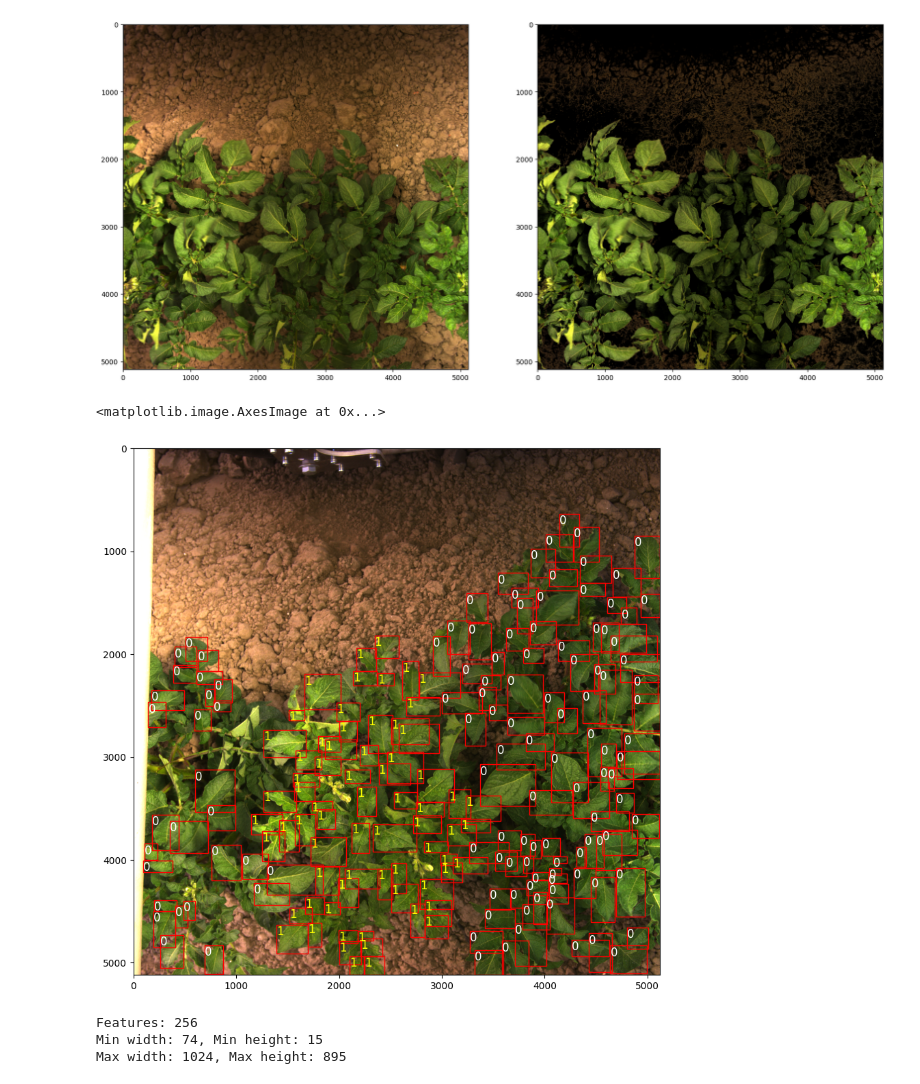
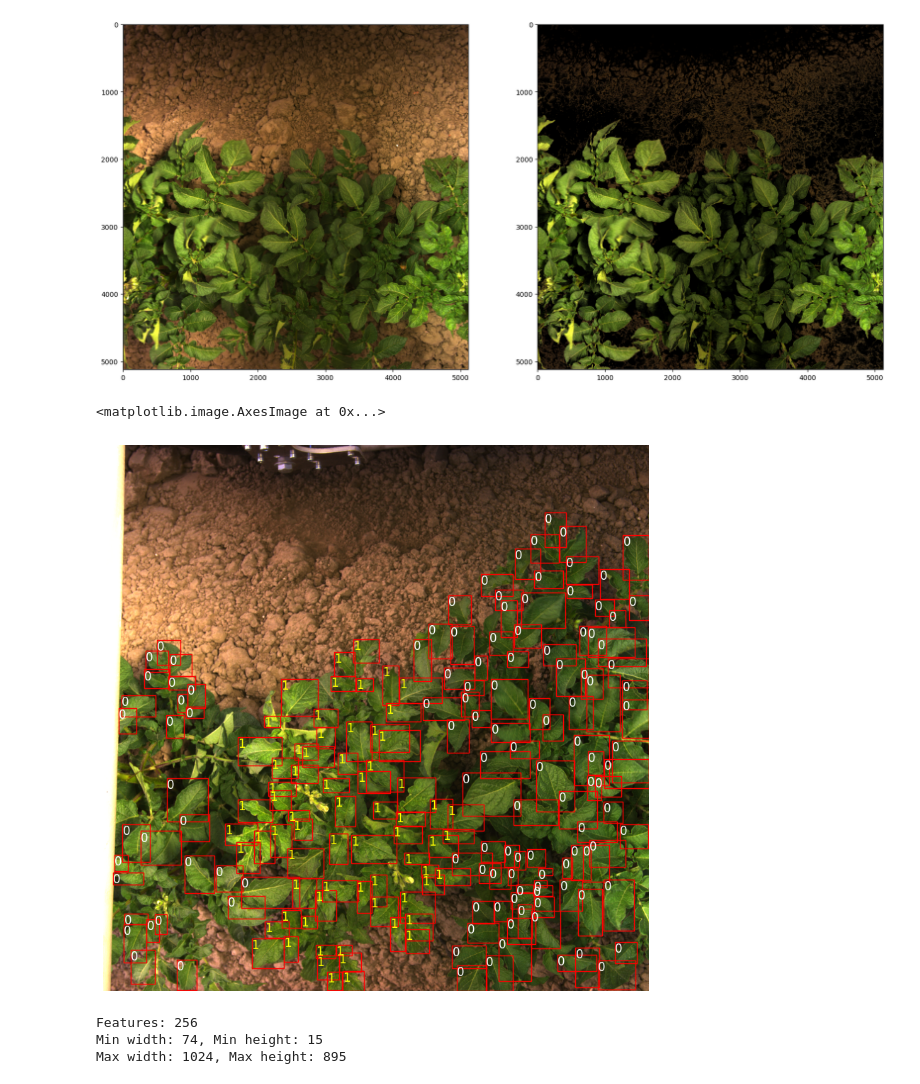
Before and after one commit to MartMonster/AlphaTreeLVQ, a Jupyter notebook: LVQ/leaves-2025-07-03/example.ipynb, the cells around one changed output. Cells and saved outputs as stored; diff of their text form; code cells hidden in the pictures.

```diff
--- a/LVQ/leaves-2025-07-03/example.ipynb
+++ b/LVQ/leaves-2025-07-03/example.ipynb
@@ -49,34 +49,35 @@ labels = parse_labels("../../Croptimal/2024_5_13_CleansingDataset/Run1_light_nor
 # labels = parse_labels("../../Croptimal/2024_5_13_CleansingDataset/Run1_light_normal_otherobjects/train/a9e37804-c00a-4e4e-b99f-e267a0056a05.txt")
 
 fig, ax1 = plt.subplots(figsize=(10,10))
 div = 320 # 5120/320=16 so makes 16x16 grids
 # for i in range(0, div):
 #     for j in range(0, div):
 #         x = i * img.shape[1] // div
 #         y = j * img.shape[0] // div
 #         x1 = x + img.shape[1] // div
 #         y1 = y + img.shape[0] // div
 #         rect = plt.Rectangle((x, y), img.shape[1] // div, img.shape[0] // div, linewidth=0.1, edgecolor='blue', facecolor='none')
 #         ax1.add_patch(rect)
 for label, bbox in labels:
     x_center, y_center, width, height = bbox
     x_center = int(x_center * img.shape[1])
     y_center = int(y_center * img.shape[0])
     width = int(width * img.shape[1])
     height = int(height * img.shape[0])
     x1 = int(x_center - width / 2)
     y1 = int(y_center - height / 2)
     x2 = int(x_center + width / 2)
     y2 = int(y_center + height / 2)
 
     rect = plt.Rectangle((x1, y1), width, height, linewidth=1, edgecolor='r', facecolor='none')
     ax1.add_patch(rect)
     color = 'white' if not label else 'yellow'
     ax1.text(x1, y1 + 100, str(label), color=color, fontsize=12)
+plt.axis('off')
 ax1.imshow(img)
 # %% [output]
 <matplotlib.image.AxesImage at 0x...>
-[figure, old version]
+[figure, new version]
 # %%
 lvq2 = gmlvq()
 features = (img.shape[0] // div) * (img.shape[1] // div)
```
Also changed, not shown: 8 other files.
